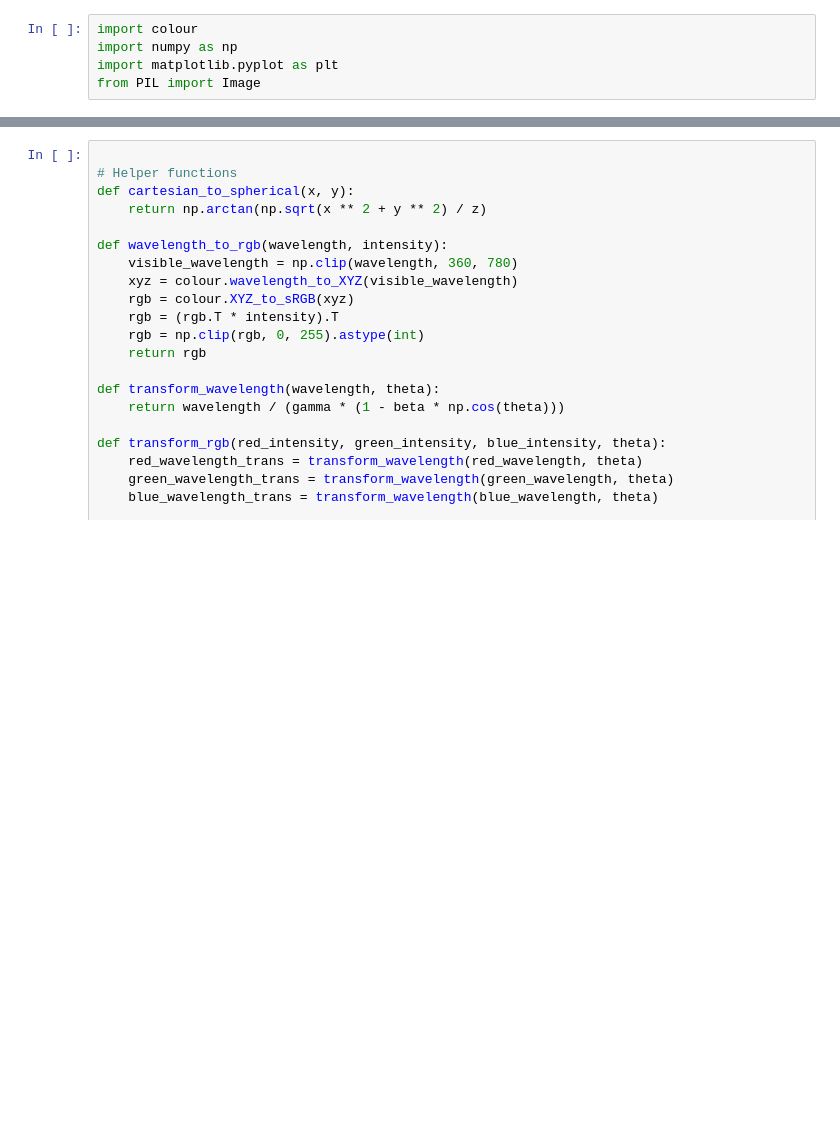
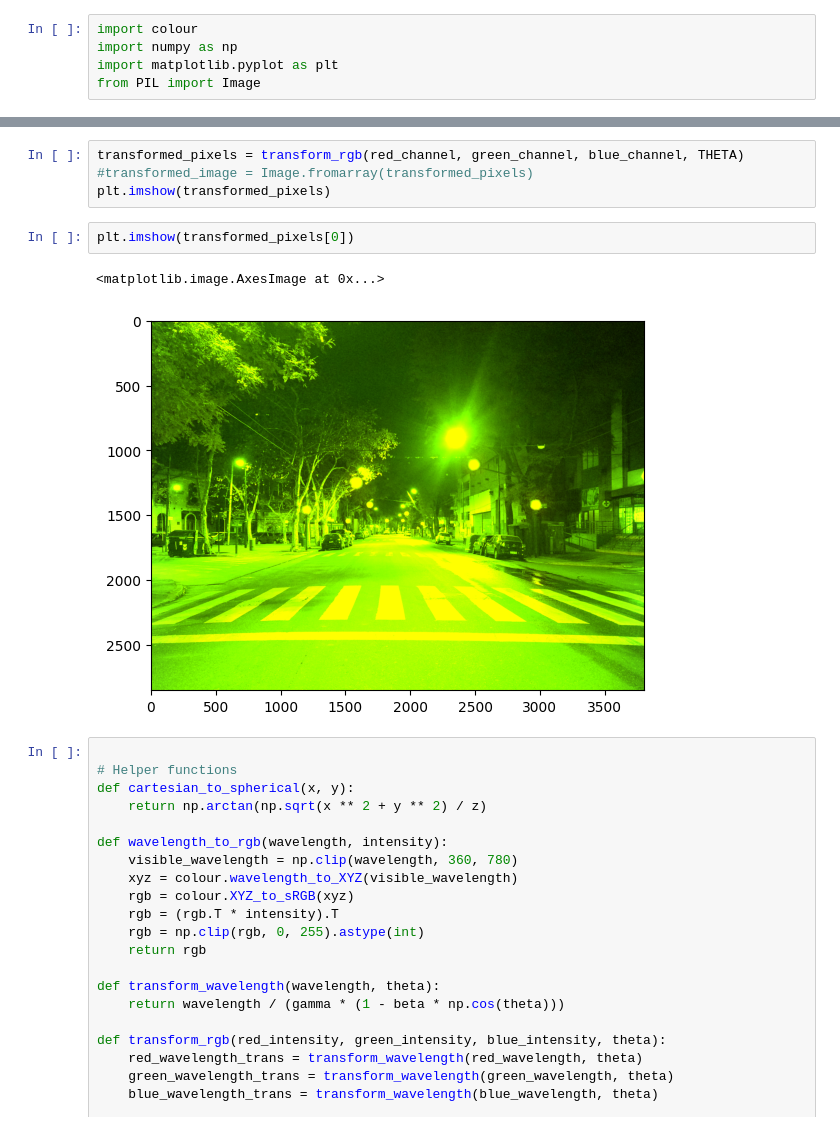
Before and after one commit to julianszere/dopplerlights, a Jupyter notebook: dopler.ipynb, the cells around one changed output, grey strips where cells are left out. Cells and saved outputs as stored; diff of their text form; blank space fills up the shorter version.

```diff
--- a/dopler.ipynb
+++ b/dopler.ipynb
@@ -14,3 +73,12 @@ gamma = 1 / np.sqrt(1 - beta ** 2)
+# %%
+transformed_pixels = transform_rgb(red_channel, green_channel, blue_channel, THETA)
+#transformed_image = Image.fromarray(transformed_pixels)
+plt.imshow(transformed_pixels)
+# %%
+plt.imshow(transformed_pixels[0])
+# %% [output]
+<matplotlib.image.AxesImage at 0x...>
+[figure, added]
 # %%
 
 # Helper functions
```
Also changed, not shown: parts of 7 cells of this notebook.
